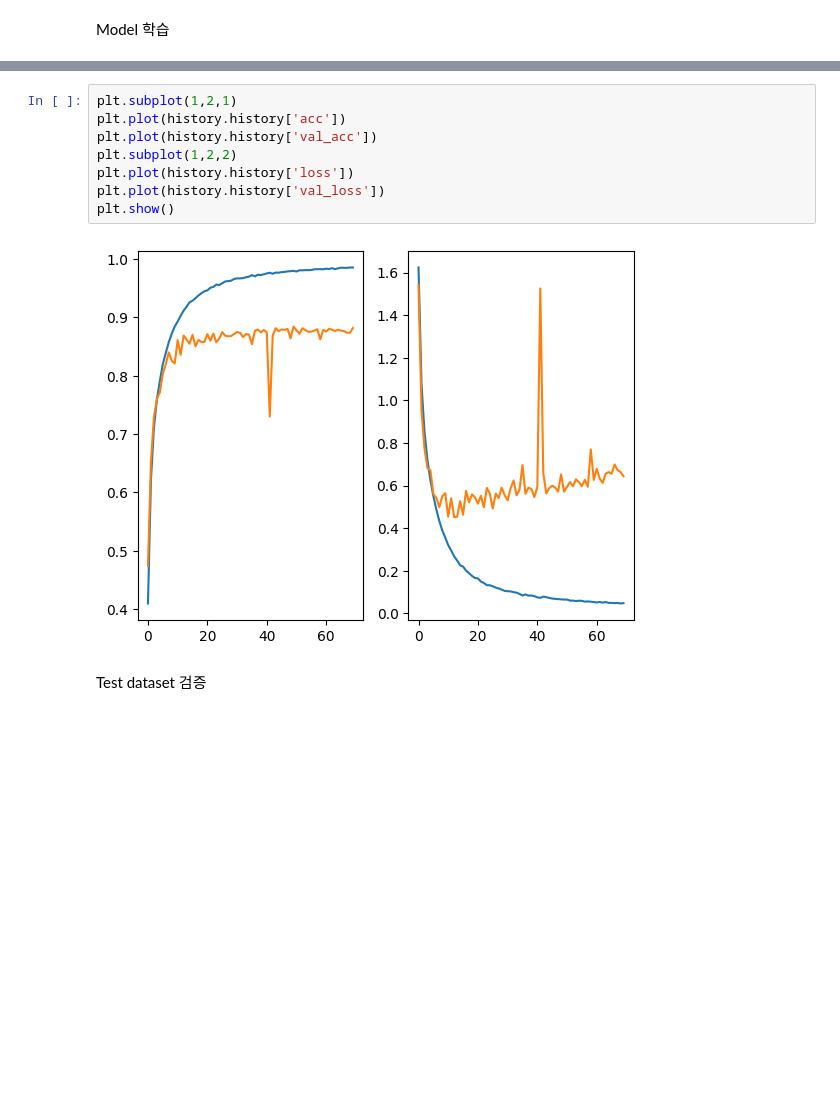
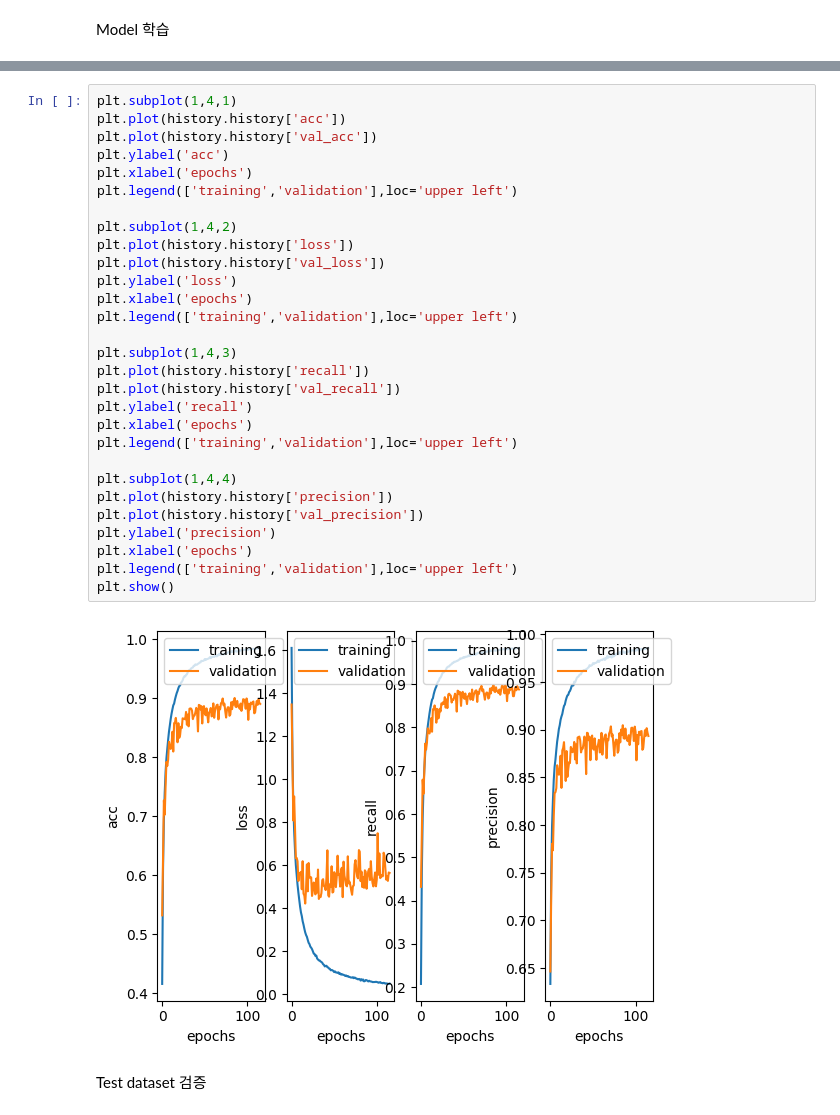
Before and after one commit to jin136/Coursera, a Jupyter notebook: Cifar_10_project/cifar_10_project .ipynb, the cells around one changed output, grey strips where cells are left out. Cells and saved outputs as stored; diff of their text form; blank space fills up the shorter version.

```diff
--- a/Cifar_10_project/cifar_10_project .ipynb
+++ b/Cifar_10_project/cifar_10_project .ipynb
@@ -157,12 +160,33 @@ plt.show()
-# %%
-plt.subplot(1,2,1)
-plt.plot(history.history['acc'])
-plt.plot(history.history['val_acc'])
-plt.subplot(1,2,2)
-plt.plot(history.history['loss'])
-plt.plot(history.history['val_loss'])
-plt.show()
-# %% [output]
-[figure, removed]
+# %%
+plt.subplot(1,4,1)
+plt.plot(history.history['acc'])
+plt.plot(history.history['val_acc'])
+plt.ylabel('acc')
+plt.xlabel('epochs')
+plt.legend(['training','validation'],loc='upper left')
+
+plt.subplot(1,4,2)
+plt.plot(history.history['loss'])
+plt.plot(history.history['val_loss'])
+plt.ylabel('loss')
+plt.xlabel('epochs')
+plt.legend(['training','validation'],loc='upper left')
+
+plt.subplot(1,4,3)
+plt.plot(history.history['recall'])
+plt.plot(history.history['val_recall'])
+plt.ylabel('recall')
+plt.xlabel('epochs')
+plt.legend(['training','validation'],loc='upper left')
+
+plt.subplot(1,4,4)
+plt.plot(history.history['precision'])
+plt.plot(history.history['val_precision'])
+plt.ylabel('precision')
+plt.xlabel('epochs')
+plt.legend(['training','validation'],loc='upper left')
+plt.show()
+# %% [output]
+[figure, added]
 # %% [markdown]
 Test dataset 검증
```
Also changed, not shown: parts of 23 cells of this notebook, 4 other files.
